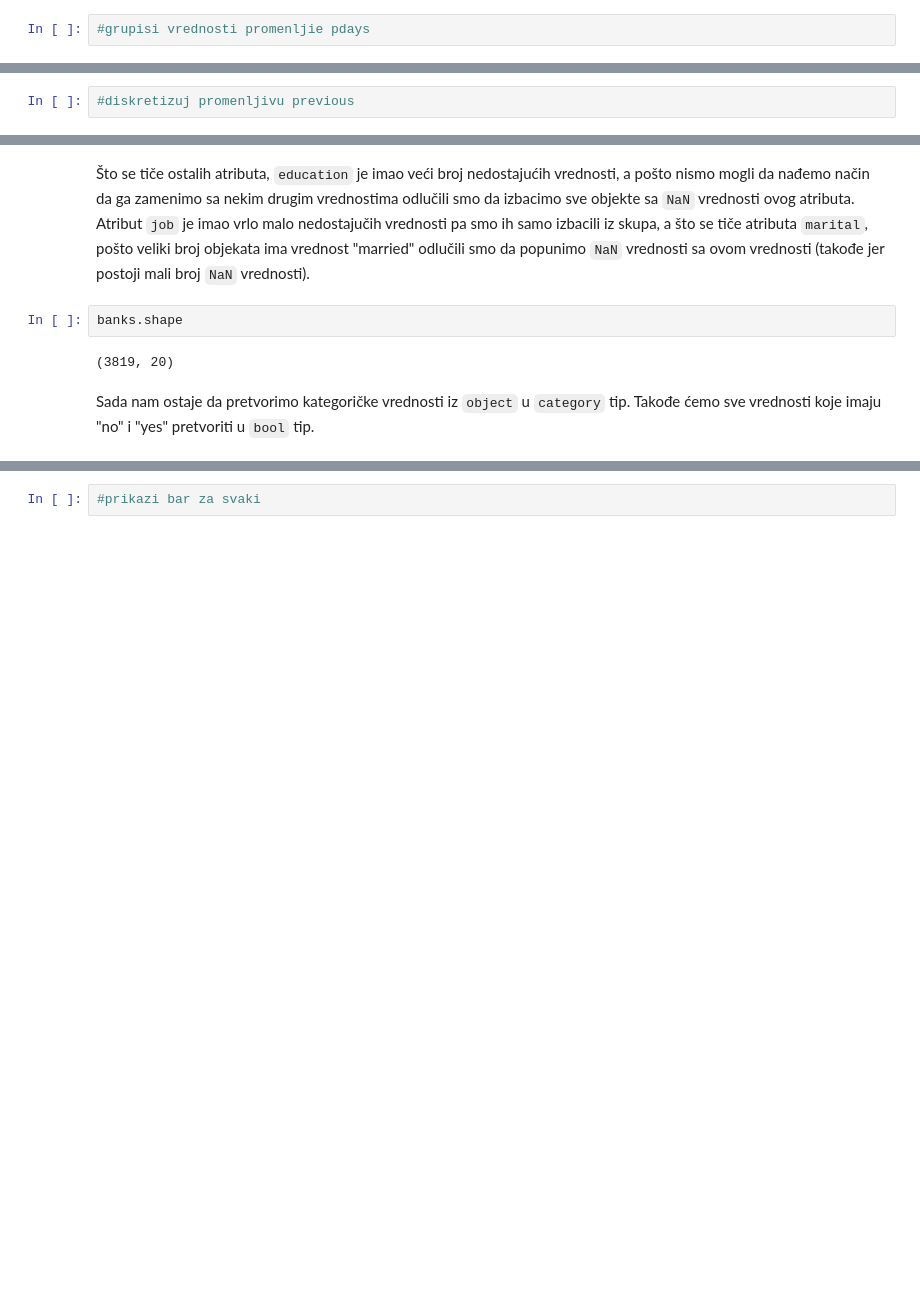
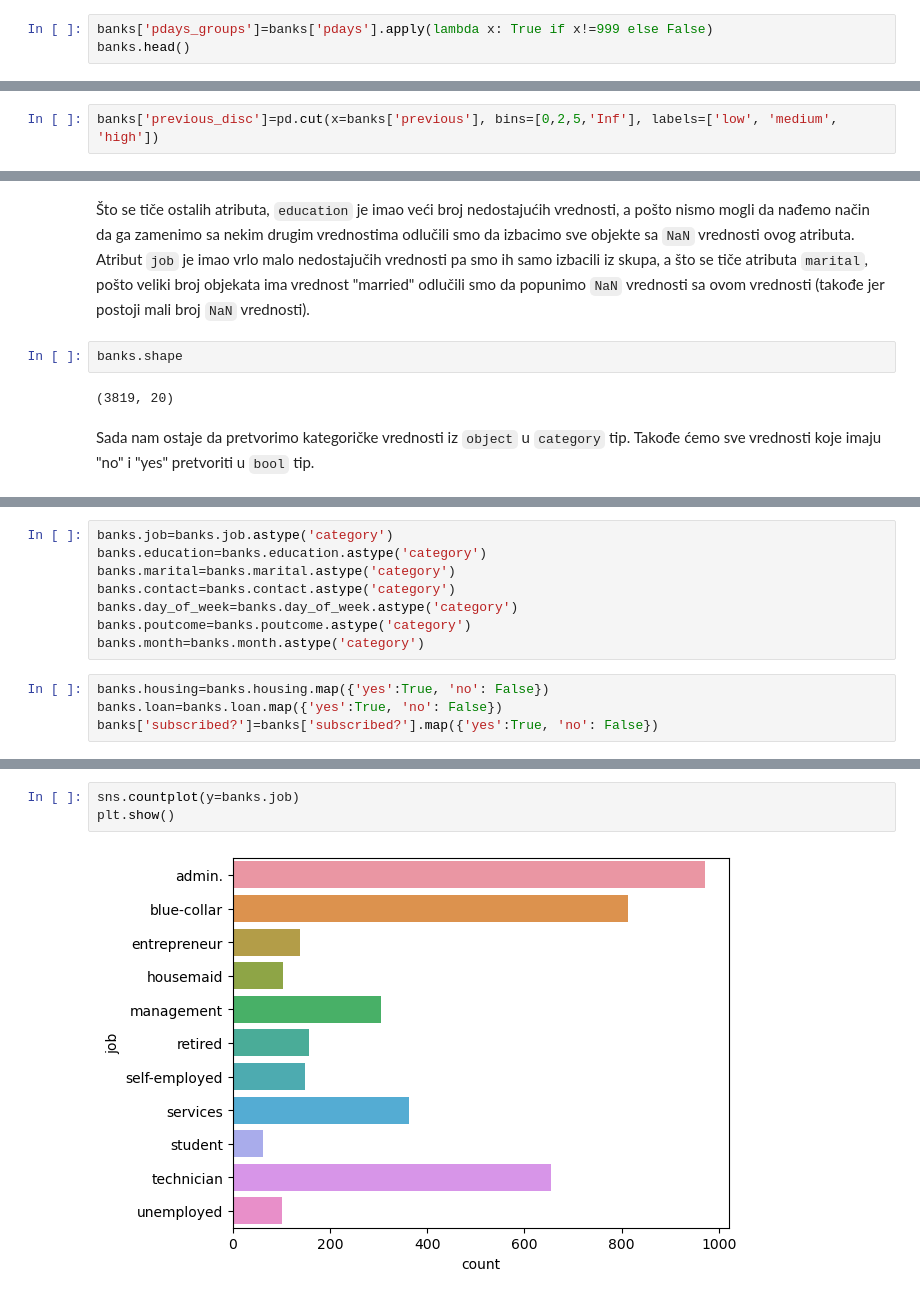
Before and after one commit to NemanjaGojkovic/Kori-enje-klasifikacije-i-klasterovanja-u-sistemu-banke, a Jupyter notebook: Analiza podataka (2. domaci).ipynb, the cells around one changed output, grey strips where cells are left out. Drawn from its saved outputs; the diff is of its cells as text; blank space fills up the shorter version.

```diff
--- a/Analiza podataka (2. domaci).ipynb
+++ b/Analiza podataka (2. domaci).ipynb
@@ -346,4 +384,5 @@ Name: pdays, dtype: int64
 # %% [markdown]
 Ova promenljiva nam takođe ne daje puno informacija kada je predstavljena na kontinualnoj skali pa ćemo je kategorizovati u dve grupe: ljudi koji su bili kontaktirani i ljudi koji nisu bili kontaktirani od strane prethodne kampanje. Ove vrednosti ćemo smestiti u promenljivu `pdays_groups`.
 # %%
-#grupisi vrednosti promenljie pdays
+banks['pdays_groups']=banks['pdays'].apply(lambda x: True if x!=999 else False)
+banks.head()
@@ -374,4 +420,4 @@ Ova promenljiva, kao ni prethodne, ne daje puno informacija u kontinualnom oblik
 # %%
-#diskretizuj promenljivu previous
+banks['previous_disc']=pd.cut(x=banks['previous'], bins=[0,2,5,'Inf'], labels=['low', 'medium', 'high'])
 # %%
 banks.age.plot(kind='box')
@@ -494,0 +543,12 @@ Sada nam ostaje da pretvorimo kategoričke vrednosti iz `object` u `category` ti
+# %%
+banks.job=banks.job.astype('category')
+banks.education=banks.education.astype('category')
+banks.marital=banks.marital.astype('category')
+banks.contact=banks.contact.astype('category')
+banks.day_of_week=banks.day_of_week.astype('category')
+banks.poutcome=banks.poutcome.astype('category')
+banks.month=banks.month.astype('category')
+# %%
+banks.housing=banks.housing.map({'yes':True, 'no': False})
+banks.loan=banks.loan.map({'yes':True, 'no': False})
+banks['subscribed?']=banks['subscribed?'].map({'yes':True, 'no': False})
@@ -495,2 +575,5 @@ Sada nam ostaje da pretvorimo kategoričke vrednosti iz `object` u `category` ti
 # %%
-#prikazi bar za svaki
+sns.countplot(y=banks.job)
+plt.show()
+# %% [output]
+[figure, added]
```
Also changed, not shown: parts of 37 cells of this notebook, 2 other files.
